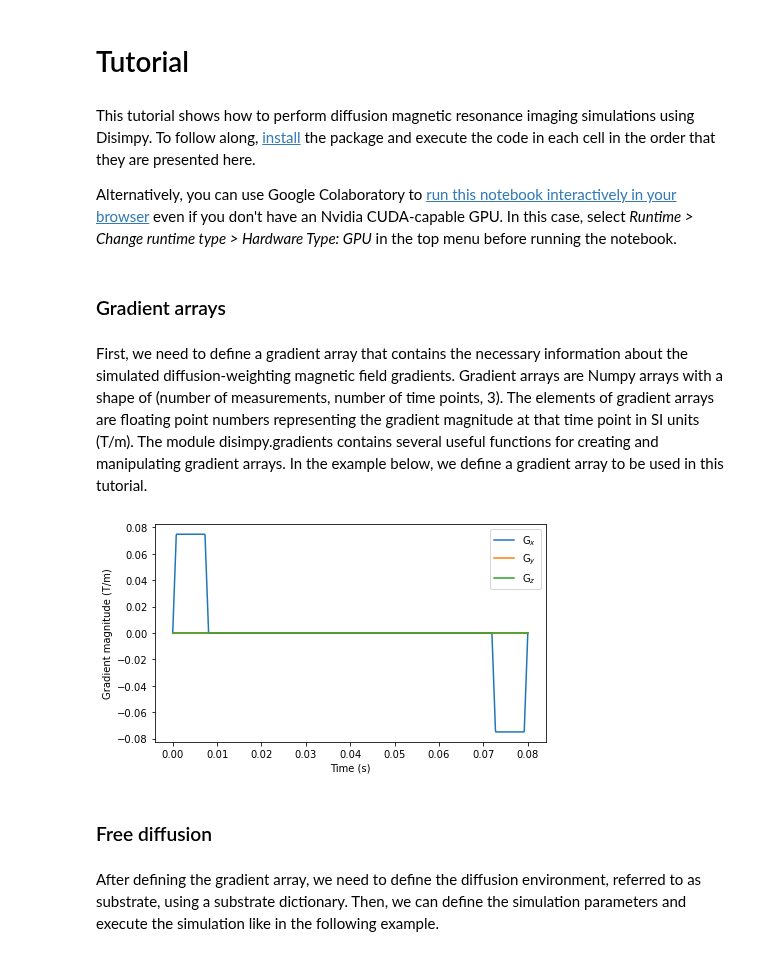
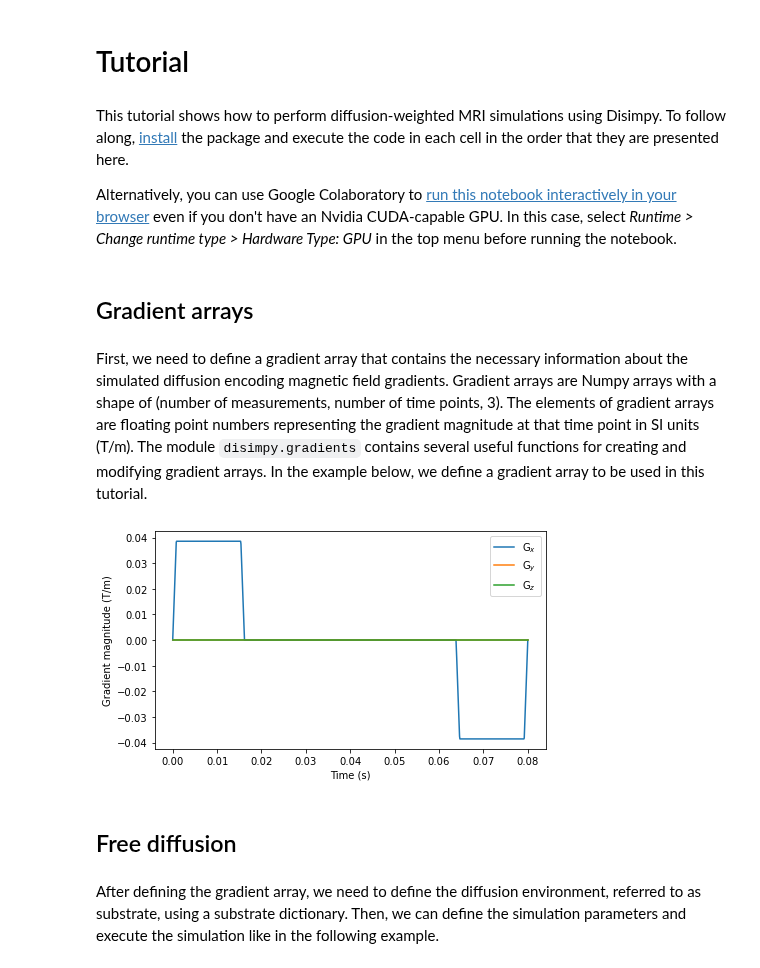
Before and after one commit to kerkelae/disimpy, a Jupyter notebook: docs/source/tutorial.ipynb, the cells around one changed output. Saved outputs shown, nothing was run; the diff lists cells and outputs as text; code cells hidden in the pictures.

```diff
--- a/docs/source/tutorial.ipynb
+++ b/docs/source/tutorial.ipynb
@@ -1,7 +1,7 @@
 # %% [markdown]
 # Tutorial
 # %% [markdown]
-This tutorial shows how to perform diffusion magnetic resonance imaging simulations using Disimpy. To follow along, [install](https://disimpy.readthedocs.io/en/latest/installation.html) the package and execute the code in each cell in the order that they are presented here.
+This tutorial shows how to perform diffusion-weighted MRI simulations using Disimpy. To follow along, [install](https://disimpy.readthedocs.io/en/latest/installation.html) the package and execute the code in each cell in the order that they are presented here.
 
 Alternatively, you can use Google Colaboratory to [run this notebook interactively in your browser](https://colab.research.google.com/github/kerkelae/disimpy/blob/master/docs/source/tutorial.ipynb) even if you don't have an Nvidia CUDA-capable GPU. In this case, select *Runtime > Change runtime type > Hardware Type: GPU* in the top menu before running the notebook.
 # %%
@@ -19,41 +19,45 @@ import matplotlib.image as mpimg
 
 from disimpy import gradients, meshes, simulations, utils
 # %% [markdown]
-### Gradient arrays
+## Gradient arrays
 # %% [markdown]
-First, we need to define a gradient array that contains the necessary information about the simulated diffusion-weighting magnetic field gradients. Gradient arrays are Numpy arrays with a shape of (number of measurements, number of time points, 3). The elements of gradient arrays are floating point numbers representing the gradient magnitude at that time point in SI units (T/m). The module disimpy.gradients contains several useful functions for creating and manipulating gradient arrays. In the example below, we define a gradient array to be used in this tutorial.
+First, we need to define a gradient array that contains the necessary information about the simulated diffusion encoding magnetic field gradients. Gradient arrays are Numpy arrays with a shape of (number of measurements, number of time points, 3). The elements of gradient arrays are floating point numbers representing the gradient magnitude at that time point in SI units (T/m). The module `disimpy.gradients` contains several useful functions for creating and modifying gradient arrays. In the example below, we define a gradient array to be used in this tutorial.
 # %%
 # Create a simple Stejskal-Tanner gradient waveform
 
 gradient = np.zeros((1, 100, 3))
-gradient[0, 1:10, 0] = 1
-gradient[0, 90:99, 0] = -1
+gradient[0, 1:20, 0] = 1
+gradient[0, 80:99, 0] = -1
+
+
+# Concatenate 100 gradient arrays with different b-values together
+
 bs = np.linspace(1, 3e9, 100)  # Array of b-values in SI units (s/m^2)
 gradient = np.concatenate([gradient for _ in bs], axis=0)
 
 
-# Adjust gradient magnitude and number of time points
+# Adjust the gradient magnitude and number of time points
 
 n_t = int(1e3)  # Number of time points in the simulation
 T = 80e-3  # Duration of gradient array in seconds
-dt = T / (gradient.shape[1] - 1)  # Duration of time step in gradient array
+dt = T / (gradient.shape[1] - 1)  # Duration of time step
 gradient, dt = gradients.interpolate_gradient(gradient, dt, n_t)
 gradient = gradients.set_b(gradient, dt, bs)
 
 
 # Show the gradient magnitude over time of the 50th measurement
 
-fig, ax = plt.subplots(1, figsize=(7,4))
+fig, ax = plt.subplots(1, figsize=(7, 4))
 for i in range(3):
     ax.plot(np.linspace(0, T, n_t), gradient[50, :, i])
 ax.legend(['G$_x$', 'G$_y$', 'G$_z$'])
 ax.set_xlabel('Time (s)')
 ax.set_ylabel('Gradient magnitude (T/m)')
 plt.show()
 # %% [output]
-[figure, old version]
+[figure, new version]
 # %% [markdown]
-### Free diffusion
+## Free diffusion
 # %% [markdown]
 After defining the gradient array, we need to define the diffusion environment, referred to as substrate, using a substrate dictionary. Then, we can define the simulation parameters and execute the simulation like in the following example.
 # %%
```
Also changed, not shown: parts of 29 cells of this notebook, 1 other file.
